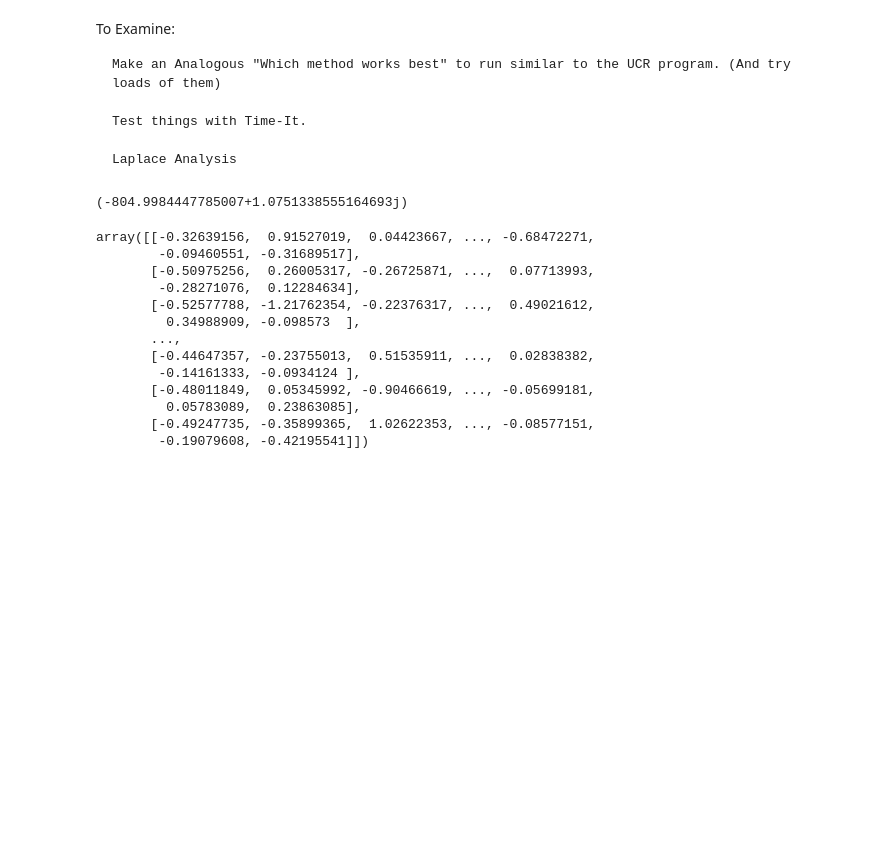
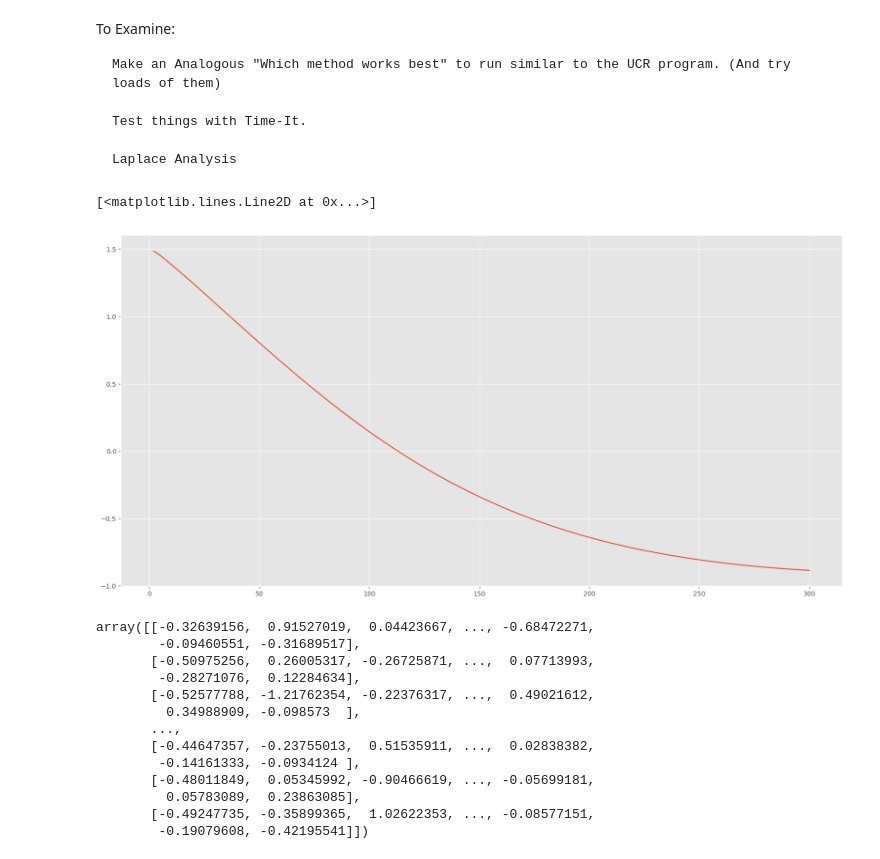
Before and after one commit to jroycha/Time-Series-Classifier, a Jupyter notebook: Time Series Classifier/Time_Series_Classifier_00.ipynb, the cells around one changed output. Saved outputs shown, nothing was run; the diff lists cells and outputs as text; code cells hidden in the pictures; blank space fills up the shorter version.

```diff
--- a/Time Series Classifier/Time_Series_Classifier_00.ipynb
+++ b/Time Series Classifier/Time_Series_Classifier_00.ipynb
@@ -234,11 +234,28 @@ class TimeSeriesClassifier:
         return self.min
 
 
+    def laplace_helper(self,sample):
+
+        T=int(self.series_size)
+
+        fft_idx=lambda sample,k:self.get_fft()[sample,k+int(T/2)]
+
+        laplace_fx=lambda k,s:(np.exp(1j*k*T-s*T)-1)/(1j*k-s)
+
+        return lambda s: sum( [ fft_idx( sample, k )*laplace_fx( k, s ) \
+                               for k in range( -int( T/2 ), int( T/2 ) ) ])
+
+
         #Laplace Transform of Data
     def get_laplace(self):
         if not self.laplace:
-            T=int(TestClass.series_size)
-            self.laplace=[lambda s: np.sum(sum([self.get_fft()[sample]*(np.exp(1j*k*T-s*T)-1)/(1j*k-s) for k in range(-int(T/2),int(T/2))])) for sample in range(self.sample_size)]
+            T=int(self.series_size)
+
+            fft_idx=lambda sample,k:self.get_fft()[sample,k+int(T/2)]
+
+            laplace_fx=lambda k,s:(np.exp(1j*k*T-s*T)-1)/(1j*k-s)
+
+            self.laplace=[self.laplace_helper(sample) for sample in range(self.sample_size)]
         return self.laplace
 
 
@@ -309,7 +324,18 @@ lapFun=TestClass.get_laplace()
-# %%
-lapFun[1](21)
-# %% [output]
-(-804.9984447785007+1.0751338555164693j)
+# %%
+x=np.linspace(2.0, 300.0, num=500)
+
+vf=np.vectorize(TestClass.get_laplace()[600])
+y=(vf(x)).real
+
+fig = plt.figure(figsize=(20,10),dpi=100)
+ax = fig.add_subplot(1, 1, 1)
+#plt.yscale('log')
+#plt.setp(linestyle='-', color='r', linewidth=2.0)
+data = pd.DataFrame(np.column_stack([x,y]),columns=['x','y'])
+plt.plot(data['x'],data['y'],'-')
+# %% [output]
+[<matplotlib.lines.Line2D at 0x...>]
+[figure, added]
 # %%
 import pylab as pl
 from sklearn import datasets
```
Also changed, not shown: parts of 11 cells of this notebook.
